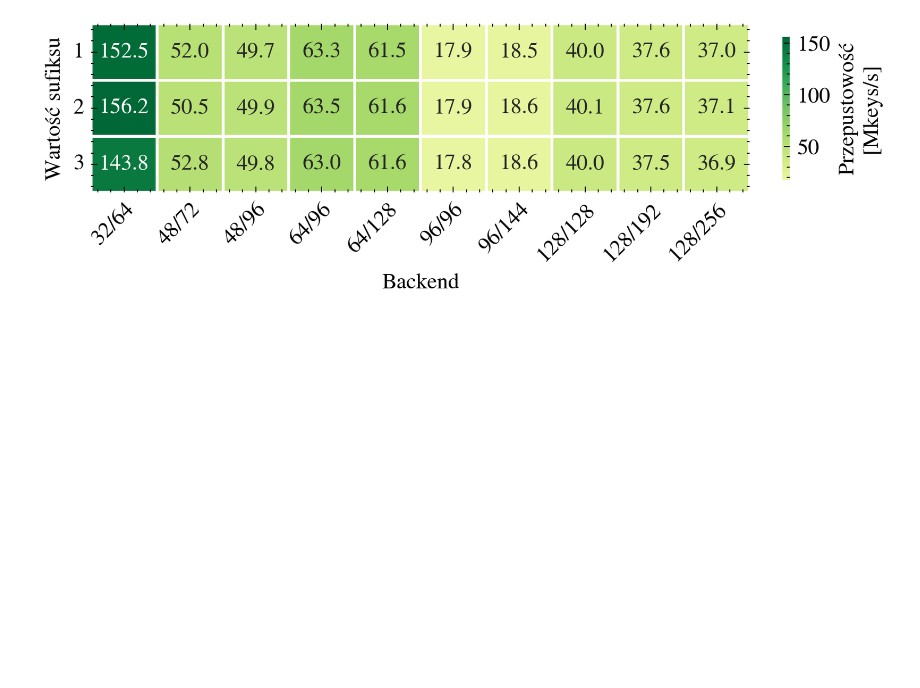
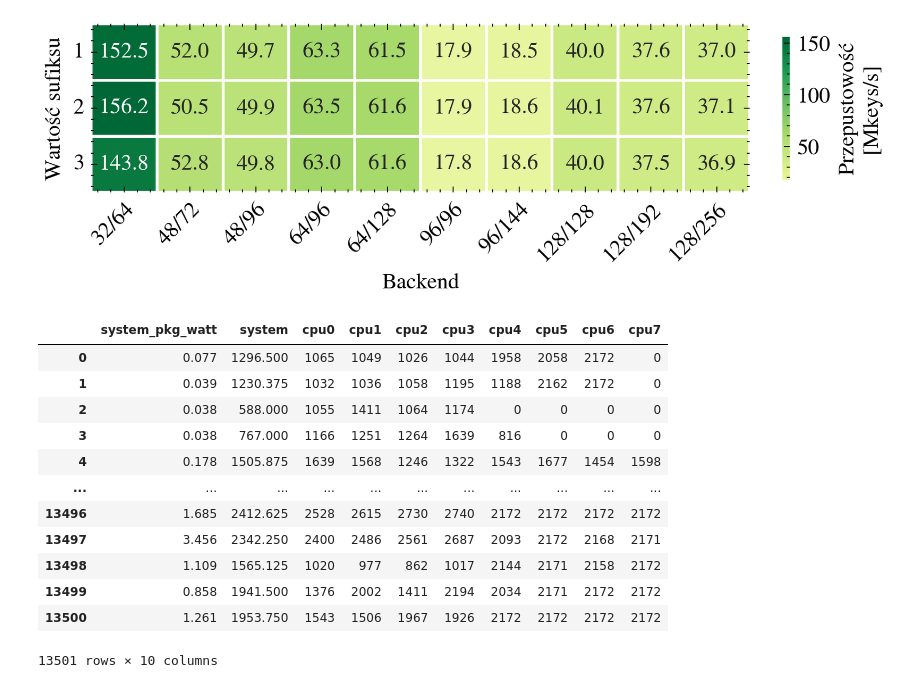
Before and after one commit to jan-chojnacki/SpeckProbe, a Jupyter notebook: analysis/notebooks/data_exploration.ipynb, the cells around one changed output. Cells and saved outputs as stored; diff of their text form; code cells hidden in the pictures; blank space fills up the shorter version.

```diff
--- a/analysis/notebooks/data_exploration.ipynb
+++ b/analysis/notebooks/data_exploration.ipynb
@@ -1011,3 +1055,57 @@ plot_engine_single_backend_heatmap(engine_pivot_neon,   'engine_pivot_backend_ne
 # %% [output]
 [figure]
 [figure]
+# %%
+def parse_pm(filepath):
+    samples = []
+    current = {}
+
+    with open(filepath) as f:
+        for line in f:
+            line = line.strip()
+            if line.startswith("*** Sampled system activity"):
+                if current and any(k.startswith("cpu") for k in current):
+                    samples.append(current)
+                current = {}
+                continue
+            if line.startswith("CPU ") and "frequency:" in line:
+                parts = line.split()
+                current[f"cpu{int(parts[1])}"] = int(parts[3])
+                continue
+            if line.startswith("CPU Power:"):
+                current["system_pkg_watt"] = float(line.split()[2]) / 1000.0
+
+    if current and any(k.startswith("cpu") for k in current):
+        samples.append(current)
+
+    df = pd.DataFrame(samples)
+    cpu_cols_local = sorted(
+        [c for c in df.columns if c.startswith("cpu")],
+        key=lambda x: int(x.replace("cpu", ""))
+    )
+    df["system"] = df[cpu_cols_local].mean(axis=1)
+    return df
+# %%
+bench_pm = parse_pm("../data/pm-bench.txt")
+cpu_cols = sorted(
+    [c for c in bench_pm.columns if c.startswith("cpu")],
+    key=lambda x: int(x.replace("cpu", ""))
+)
+other_cols = [c for c in bench_pm.columns if not c.startswith("cpu")]
+
+bench_pm = bench_pm[other_cols + cpu_cols]
+bench_pm
+# %% [output]
+|  | system_pkg_watt | system | cpu0 | cpu1 | cpu2 | cpu3 | cpu4 | cpu5 | cpu6 | cpu7 |
+| 0 | 0.077 | 1296.500 | 1065 | 1049 | 1026 | 1044 | 1958 | 2058 | 2172 | 0 |
+| 1 | 0.039 | 1230.375 | 1032 | 1036 | 1058 | 1195 | 1188 | 2162 | 2172 | 0 |
+| 2 | 0.038 | 588.000 | 1055 | 1411 | 1064 | 1174 | 0 | 0 | 0 | 0 |
+| 3 | 0.038 | 767.000 | 1166 | 1251 | 1264 | 1639 | 816 | 0 | 0 | 0 |
+| 4 | 0.178 | 1505.875 | 1639 | 1568 | 1246 | 1322 | 1543 | 1677 | 1454 | 1598 |
+| ... | ... | ... | ... | ... | ... | ... | ... | ... | ... | ... |
+| 13496 | 1.685 | 2412.625 | 2528 | 2615 | 2730 | 2740 | 2172 | 2172 | 2172 | 2172 |
+| 13497 | 3.456 | 2342.250 | 2400 | 2486 | 2561 | 2687 | 2093 | 2172 | 2168 | 2171 |
+| 13498 | 1.109 | 1565.125 | 1020 | 977 | 862 | 1017 | 2144 | 2171 | 2158 | 2172 |
+| 13499 | 0.858 | 1941.500 | 1376 | 2002 | 1411 | 2194 | 2034 | 2171 | 2172 | 2172 |
+| 13500 | 1.261 | 1953.750 | 1543 | 1506 | 1967 | 1926 | 2172 | 2172 | 2172 | 2172 |
+13501 rows × 10 columns
```
Also changed, not shown: parts of 23 cells of this notebook, 4 other files.
